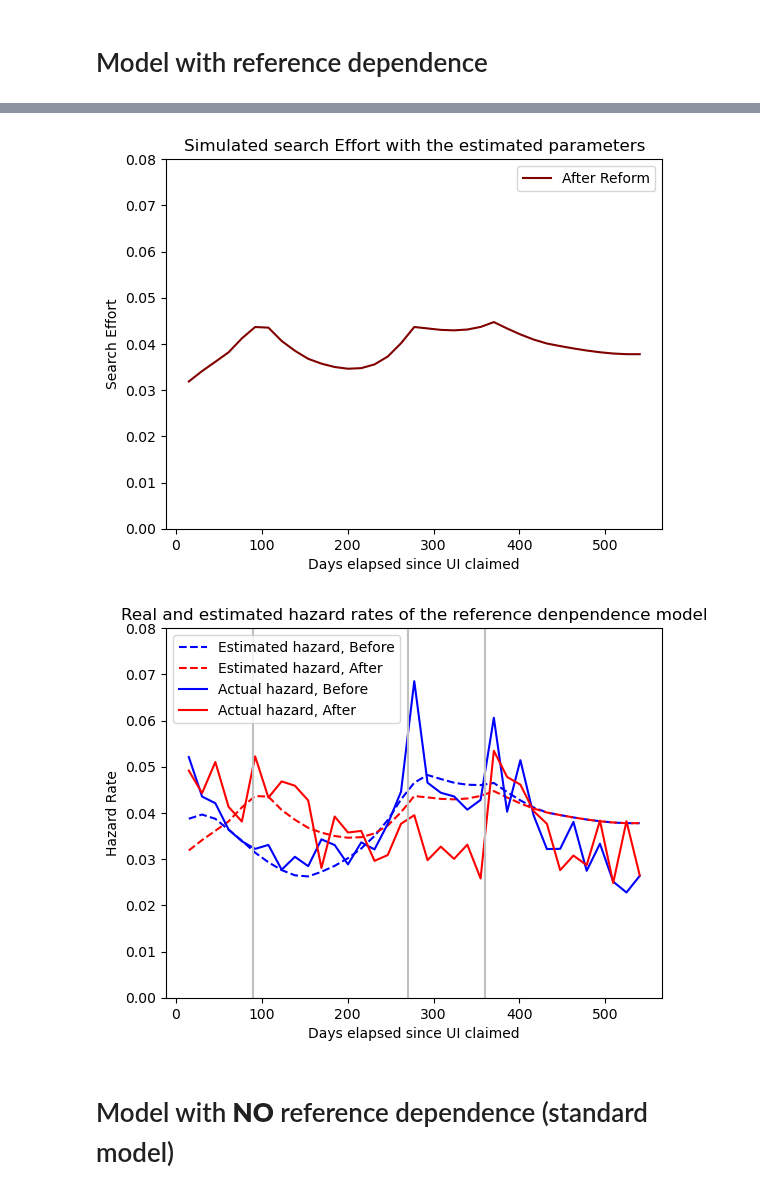
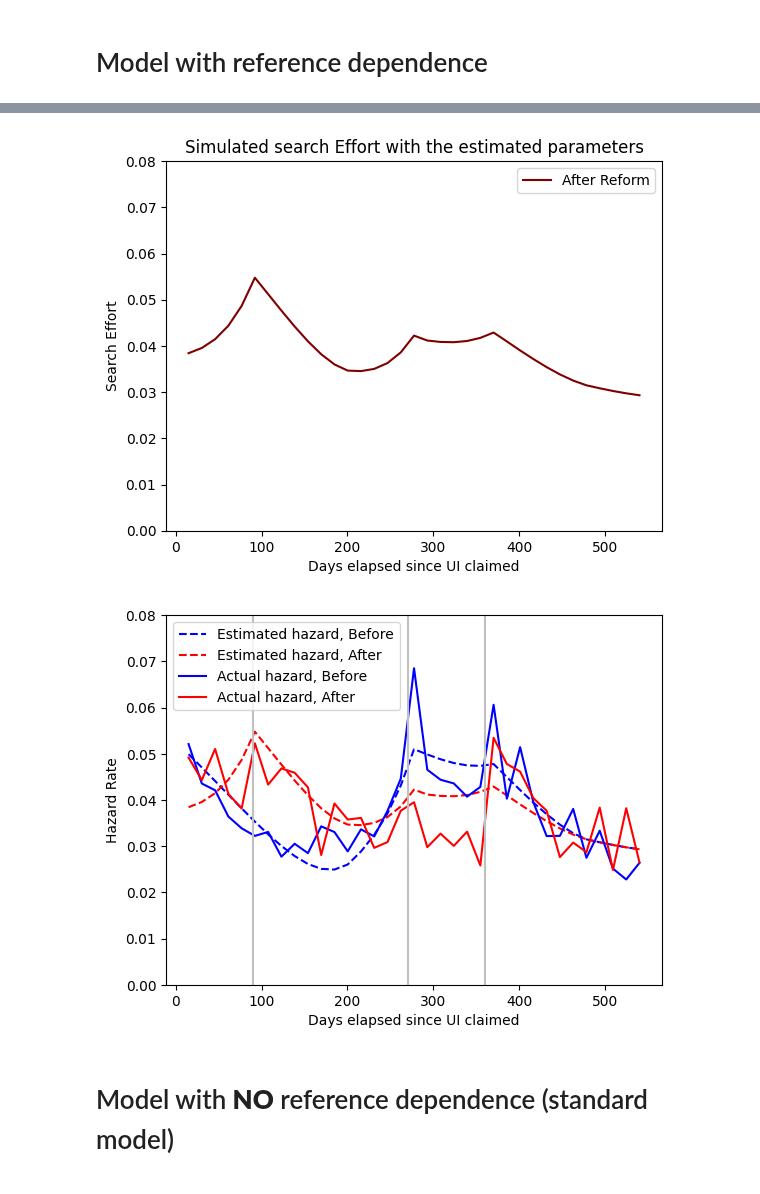
Before and after one commit to qrn838/Dynamic-programming-project, a Jupyter notebook: 2. Estimation - ConSav.ipynb, the cells around one changed output, grey strips where cells are left out. Drawn from its saved outputs; the diff is of its cells as text; code cells hidden in the pictures.

```diff
--- a/2. Estimation - ConSav.ipynb
+++ b/2. Estimation - ConSav.ipynb
@@ -35,13 +32,13 @@ model.allocate()
 # Estimation setup
 est_par = ['delta', 'gamma', 'lambdaa', 'cost1', 'L'] # Parameters to estimate
 theta0 = [0.95, 0.4, 2.0, 100.0, -0.5]  # Initial guesses
-bounds = [(0.5, 1), (0.001, 10.0), (0.0, 10.0), (0.0,500), (-0.9,0.0)] # Bounds for the parameters
+bounds = [(0.5, 1), (0.001, 10.0), (0.0, 10.0), (0.0,500), (-0.9,-0.001)] # Bounds for the parameters
 
 
 
 # Random starting values:
 model.par.noOfParams = len(est_par)
-model.par.noSearchInits = 1
+model.par.noSearchInits = 10
 np.random.seed(180615)
 est_best = np.inf
 
@@ -56,7 +53,7 @@ for i in range(model.par.noSearchInits):
 
     try:
         # Perform the method of simulated moments
-        est = method_simulated_moments(model, est_par, theta0, bounds, weight=False)
+        est = method_simulated_moments(model, est_par, theta0, bounds, weight=True)
 
         # Check if the current estimate is better than the best estimate
         if est.fun < est_best:
@@ -72,11 +69,11 @@ for i in range(model.par.noSearchInits):
 
 
 
-print("Optimization Results:")
-print("---------------------")
-print(f'{"Parameter":<15} {"Estimate":<15}')
-for param, estimate in zip(est_par, par):
-    print(f'{param:<15} {estimate:>15.3f}')
-print(f'Objective:               {est_best:.4f}')
-print(f'Number of iterations:    {nit}')
+# print("Optimization Results:")
+# print("---------------------")
+# print(f'{"Parameter":<15} {"Estimate":<15}')
+# for param, estimate in zip(est_par, par):
+#     print(f'{param:<15} {estimate:>15.3f}')
+# print(f'Objective:               {est_best:.4f}')
+# print(f'Number of iterations:    {nit}')
 # %% [output]
@@ -145,28 +219,28 @@ plt.legend()
 plt.ylim(0.0, 0.08)
 plt.show()
 # %% [output]
-[figure, old version]
+[figure, new version]
 # %%
 #Replicating figure 7(b) from the paper
 after = model_standard.data.moments_after
 before = model_standard.data.moments_before
 
 time = np.linspace(0, model.par.T_sim, model.par.T_sim)
 plt.plot((time+1)*15, search_reference_beforeReform[:model.par.T_sim], color='Blue', label='Estimated hazard, Before', linestyle='--')
 plt.plot((time+1)*15, search_reference_afterReform, label='Estimated hazard, After', color='Red', linestyle='--')
 plt.plot((time+1)*15, before, label='Actual hazard, Before', color='Blue')
 plt.plot((time+1)*15, after, label='Actual hazard, After', color='Red')
 plt.xlabel('Days elapsed since UI claimed')
 plt.ylabel('Hazard Rate')
-plt.title('Real and estimated hazard rates of the reference denpendence model')
+# plt.title('Real and estimated hazard rates of the reference denpendence model')
 plt.axvline(x=90, color='silver')
 plt.axvline(x=270, color='silver')
 plt.axvline(x=360, color='silver')
 plt.legend()
 plt.ylim(0.0, 0.08)
 plt.show()
 # %% [output]
-[figure, old version]
+[figure, new version]
 # %% [markdown]
 # Model with **NO** reference dependence (standard model)
 # %%
```
Also changed, not shown: parts of 14 cells of this notebook, 5 other files.
